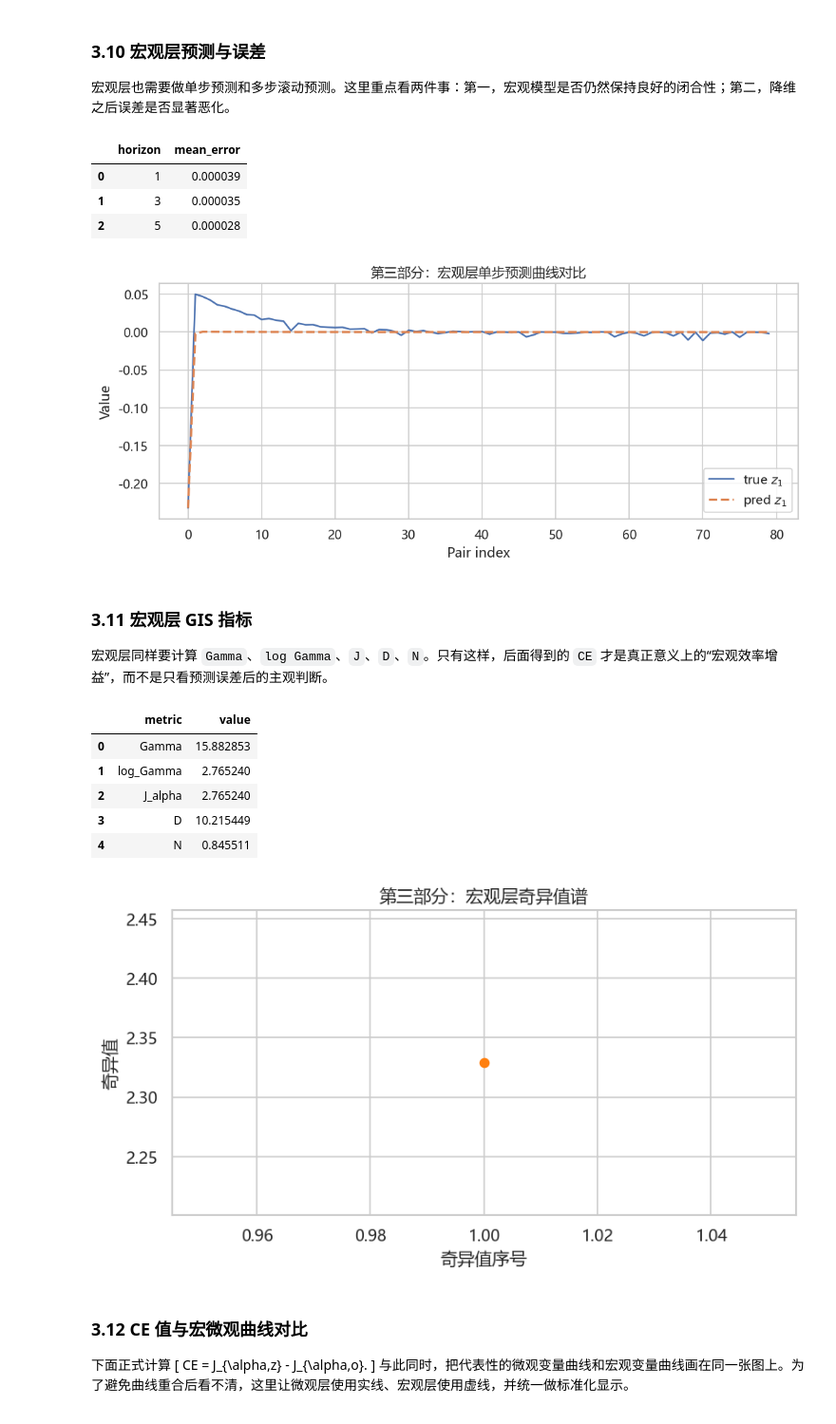
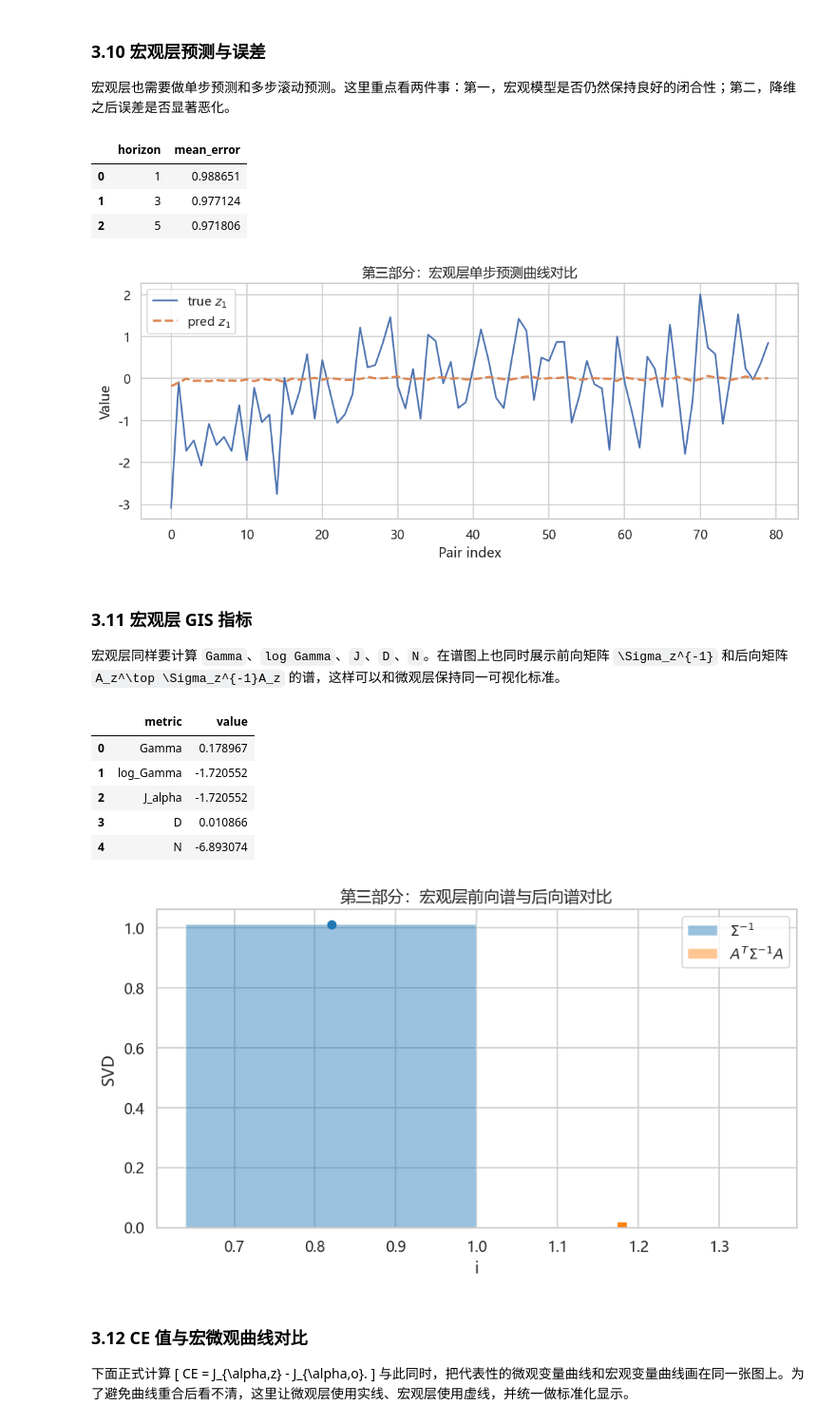
Before and after one commit to Matthew-ymz/pykoop, a Jupyter notebook: exp/analysitic_exp/exp_ana_gis.ipynb, the cells around one changed output. Shown at 95% size. Drawn from its saved outputs; the diff is of its cells as text; code cells hidden in the pictures.

```diff
--- a/exp/analysitic_exp/exp_ana_gis.ipynb
+++ b/exp/analysitic_exp/exp_ana_gis.ipynb
@@ -142,6 +142,29 @@ def run_gis_pipeline_from_observations(observations, tau=1, alpha=1.0, delta=Non
         extra={'rank_meta': rank_meta, 'w_result': w_result},
     )
     return {'micro_fit': micro_fit, 'micro_metrics': micro_metrics, 'micro_errors': micro_errors, 'rank_meta': rank_meta, 'w_result': w_result, 'W': W, 'macro_observations': macro_observations, 'macro_fit': macro_fit, 'macro_metrics': macro_metrics, 'macro_errors': macro_errors, 'ce_result': ce_result, 'summary_dict': summary_dict, 'summary_row': summary_row}
+
+def plot_dual_gis_spectrum(forward_values, backward_values, title, forward_label='$\Sigma^{-1}$', backward_label='$A^T\Sigma^{-1}A$'):
+    forward_values = np.asarray(forward_values, dtype=float).ravel()
+    backward_values = np.asarray(backward_values, dtype=float).ravel()
+    k = max(len(forward_values), len(backward_values))
+    x = np.arange(1, k + 1)
+    width = 0.36
+
+    forward_plot = np.full(k, np.nan)
+    backward_plot = np.full(k, np.nan)
+    forward_plot[:len(forward_values)] = forward_values
+    backward_plot[:len(backward_values)] = backward_values
+
+    fig, ax = plt.subplots(figsize=(7.6, 4.4))
+    ax.bar(x - width / 2, forward_plot, width=width, color='tab:blue', alpha=0.45, label=forward_label)
+    ax.bar(x + width / 2, backward_plot, width=width, color='tab:orange', alpha=0.45, label=backward_label)
+    ax.plot(x - width / 2, forward_plot, color='tab:blue', marker='o', linewidth=1.8)
+    ax.plot(x + width / 2, backward_plot, color='tab:orange', marker='s', linewidth=1.8)
+    ax.set_title(title)
+    ax.set_xlabel('i')
+    ax.set_ylabel('SVD')
+    ax.legend()
+    plt.tight_layout(); plt.show()
 # %% [markdown]
 ## 第一部分：参数影响实验
 
@@ -333,7 +356,7 @@ print('矩阵层面的 CE =', direct_ce['CE'])
 ### 3.2 数据生成与噪声设定
 先由第一类系统生成干净轨迹，再叠加可控高斯噪声。这里的噪声默认来自标准正态分布，并乘以 `noise_scale` 控制强度。这样我们就能同时看到系统本身的轨迹结构和噪声进入后的观测变化。
 # %%
-analysis_config = {'experiment_name': 'exp_ana_gis_part3', 'lam': 0.1, 'mu': 0.9, 'initial_state': [5.0, 5.0], 'steps': 600, 'dt': 1.0, 'tau': 1, 'delta': None, 'alpha': 1.0, 'noise_scale': 0.05, 'noise_seed': 42, 'eps': 1e-10, 'ridge': 1e-10, 'manual_r': 1, 'horizons': (1, 3, 5)}
+analysis_config = {'experiment_name': 'exp_ana_gis_part3', 'lam': 0.1, 'mu': 0.9, 'initial_state': [5.0, 5.0], 'steps': 600, 'dt': 1.0, 'tau': 1, 'delta': None, 'alpha': 1.0, 'noise_scale': 1, 'noise_seed': 42, 'eps': 1e-10, 'ridge': 1e-10, 'manual_r': 1, 'horizons': (1, 3, 5)}
 clean_sim = simulate_discrete_system(step_map, analysis_config['initial_state'], steps=analysis_config['steps'], system_kwargs={'lam': analysis_config['lam'], 'mu': analysis_config['mu']}, dt=analysis_config['dt'])
 clean_xy = clean_sim['trajectories'][0]; time_grid = clean_sim['time_grid']
 noisy_xy = add_gaussian_noise(clean_xy, noise_scale=analysis_config['noise_scale'], cov=None, random_state=analysis_config['noise_seed'])['noisy_data']
@@ -499,30 +523,25 @@ plt.legend()
 plt.tight_layout(); plt.show()
 # %% [output]
 |  | horizon | mean_error |
-| 0 | 1 | 0.000039 |
-| 1 | 3 | 0.000035 |
-| 2 | 5 | 0.000028 |
+| 0 | 1 | 0.988651 |
+| 1 | 3 | 0.977124 |
+| 2 | 5 | 0.971806 |
-[figure, old version]
+[figure, new version]
 # %% [markdown]
 ### 3.11 宏观层 GIS 指标
-宏观层同样要计算 `Gamma`、`log Gamma`、`J`、`D`、`N`。只有这样，后面得到的 `CE` 才是真正意义上的“宏观效率增益”，而不是只看预测误差后的主观判断。
+宏观层同样要计算 `Gamma`、`log Gamma`、`J`、`D`、`N`。在谱图上也同时展示前向矩阵 `\Sigma_z^{-1}` 和后向矩阵 `A_z^\top \Sigma_z^{-1}A_z` 的谱，这样可以和微观层保持同一可视化标准。
 # %%
 metrics3_macro = compute_gis_metrics(A3_macro, Sigma3_macro, alpha=analysis_config['alpha'], eps=analysis_config['eps'])
 display(pd.DataFrame({'metric': ['Gamma','log_Gamma','J_alpha','D','N'], 'value': [metrics3_macro['Gamma'], metrics3_macro['log_Gamma'], metrics3_macro['J_alpha'], metrics3_macro['D'], metrics3_macro['N']]}))
-plt.figure(figsize=(7,4))
-plt.plot(np.arange(1, len(metrics3_macro['sv_backward'])+1), metrics3_macro['sv_backward'], marker='o', color='tab:orange')
-plt.title('第三部分：宏观层奇异值谱')
-plt.xlabel('奇异值序号')
-plt.ylabel('奇异值')
-plt.tight_layout(); plt.show()
+plot_dual_gis_spectrum(metrics3_macro['sv_forward'], metrics3_macro['sv_backward'], '第三部分：宏观层前向谱与后向谱对比')
 # %% [output]
 |  | metric | value |
-| 0 | Gamma | 15.882853 |
-| 1 | log_Gamma | 2.765240 |
-| 2 | J_alpha | 2.765240 |
-| 3 | D | 10.215449 |
-| 4 | N | 0.845511 |
+| 0 | Gamma | 0.178967 |
+| 1 | log_Gamma | -1.720552 |
+| 2 | J_alpha | -1.720552 |
+| 3 | D | 0.010866 |
+| 4 | N | -6.893074 |
-[figure, old version]
+[figure, new version]
 # %% [markdown]
 ### 3.12 CE 值与宏微观曲线对比
 下面正式计算
```
Also changed, not shown: parts of 28 cells of this notebook, 6 other files.
